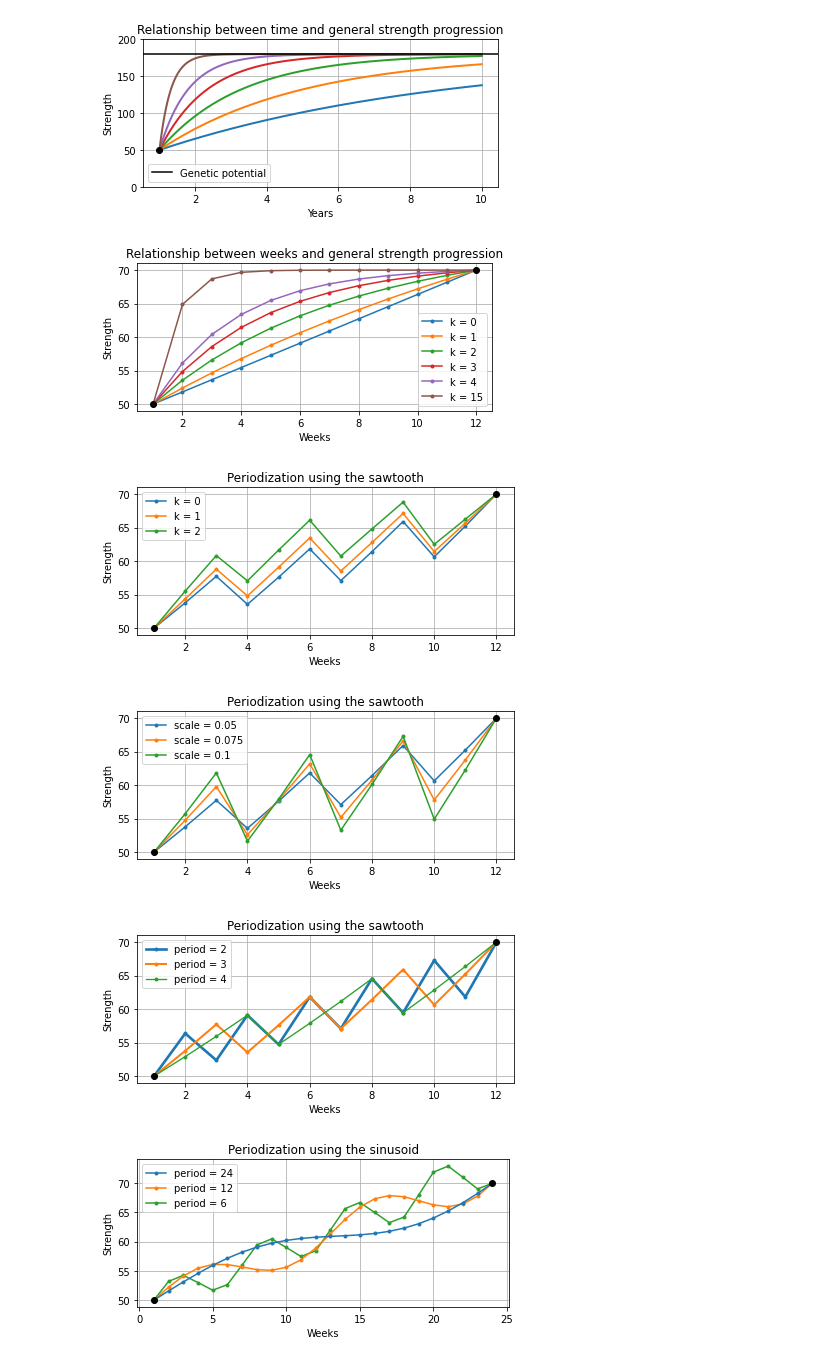
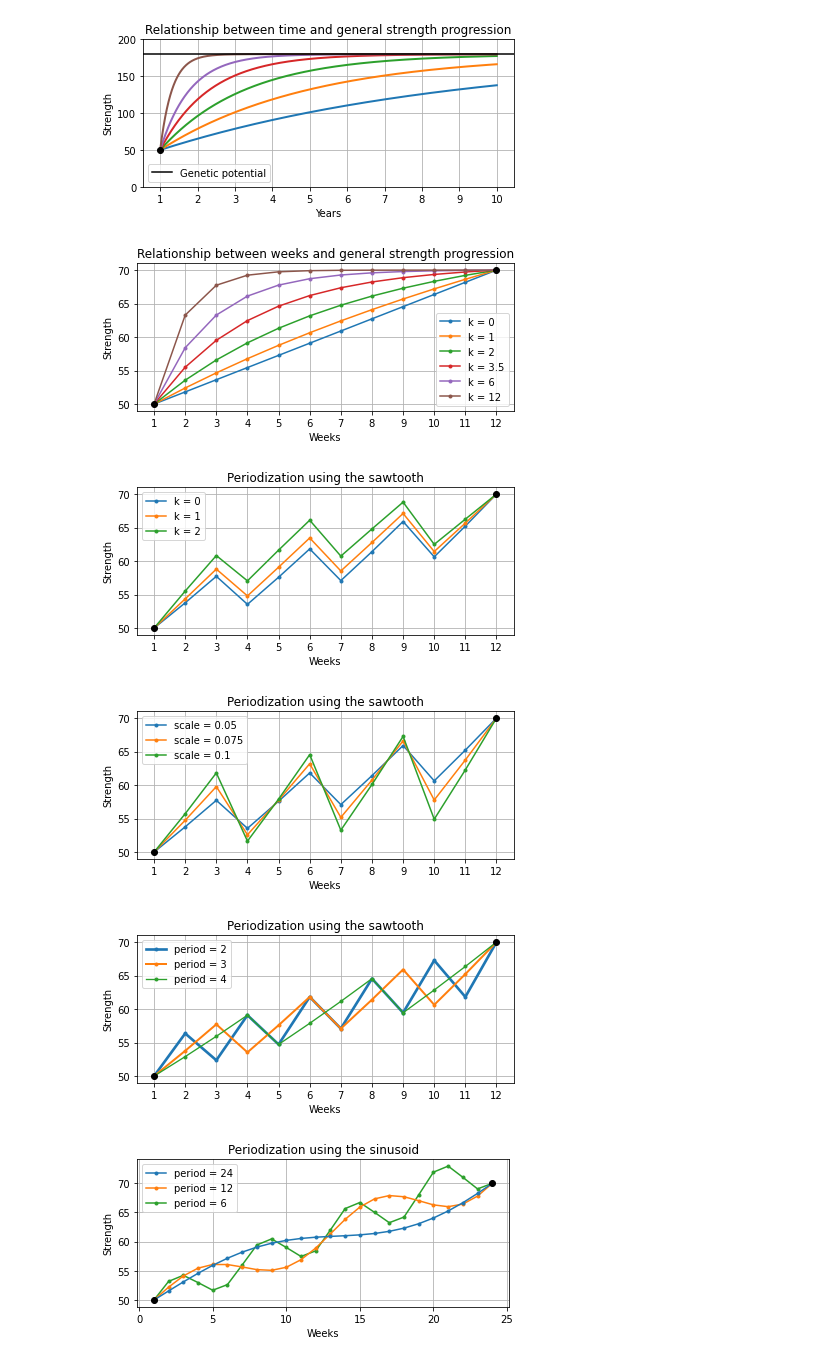
Before and after one commit to tommyod/streprogen, a Jupyter notebook: docs/presentation/streprogen_presentation_figures.ipynb, the cells around one changed output. Drawn from its saved outputs; the diff is of its cells as text; code cells hidden in the pictures.

```diff
--- a/docs/presentation/streprogen_presentation_figures.ipynb
+++ b/docs/presentation/streprogen_presentation_figures.ipynb
@@ -39,38 +39,40 @@ plt.xlabel("Years")
 plt.ylabel("Strength")
 plt.grid()
 plt.ylim([0, 200])
+plt.xticks(np.arange(1, duration+1), np.arange(1, duration+1))
 plt.legend()
 plt.tight_layout()
 plt.savefig("strength_progression_longterm.pdf")
 # %% [output]
-[figure, old version]
+[figure, new version]
 # %%
 plt.figure(figsize=(6, 3))
 plt.title("Relationship between weeks and general strength progression")
 
 duration = 12
 weeks = np.arange(1, duration+1)
 
-for k in [0, 1, 2, 3, 4, 15]:
+for k in [0, 1, 2, 3.5, 6, 12]:
     progression = functools.partial(progression_diffeq, k=k)
     plt.plot(
         weeks,
         progression(
             weeks, start_weight=50, final_weight=70, start_week=1, final_week=12
         ),
         "-o",
         label="k = " + str(k), markersize=3
     )
 
 plt.scatter([1, 12], [50, 70], zorder=50, color="k")
 plt.xlabel("Weeks")
 plt.ylabel("Strength")
 plt.grid()
+plt.xticks(np.arange(1, duration+1), np.arange(1, duration+1))
 plt.legend()
 plt.tight_layout()
 plt.savefig("strength_progression_program_specific.pdf")
 # %% [output]
-[figure, old version]
+[figure, new version]
 # %%
 plt.figure(figsize=(6, 3))
 plt.title("Periodization using the sawtooth")
@@ -94,11 +96,12 @@ plt.scatter([1, duration], [50, 70], zorder=50, color="k")
 plt.xlabel("Weeks")
 plt.ylabel("Strength")
 plt.grid()
+plt.xticks(np.arange(1, duration+1), np.arange(1, duration+1))
 plt.legend()
 plt.tight_layout()
 plt.savefig("strength_progression_program_sawtooth_varying_nonlinearity.pdf")
 # %% [output]
-[figure, old version]
+[figure, new version]
 # %%
 plt.figure(figsize=(6, 3))
 plt.title("Periodization using the sawtooth")
@@ -122,11 +125,12 @@ plt.scatter([1, duration], [50, 70], zorder=50, color="k")
 plt.xlabel("Weeks")
 plt.ylabel("Strength")
 plt.grid()
+plt.xticks(np.arange(1, duration+1), np.arange(1, duration+1))
 plt.legend()
 plt.tight_layout()
 plt.savefig("strength_progression_program_sawtooth_varying_scale.pdf")
 # %% [output]
-[figure, old version]
+[figure, new version]
 # %%
 plt.figure(figsize=(6, 3))
 plt.title("Periodization using the sawtooth")
@@ -151,10 +155,11 @@ plt.xlabel("Weeks")
 plt.ylabel("Strength")
 plt.grid()
 plt.legend()
+plt.xticks(np.arange(1, duration+1), np.arange(1, duration+1))
 plt.tight_layout()
 plt.savefig("strength_progression_program_sawtooth_varying_period.pdf")
 # %% [output]
-[figure, old version]
+[figure, new version]
 # %%
 plt.figure(figsize=(6, 3))
 plt.title("Periodization using the sinusoid")
```
Also changed, not shown: parts of 10 cells of this notebook, 1 other file.
